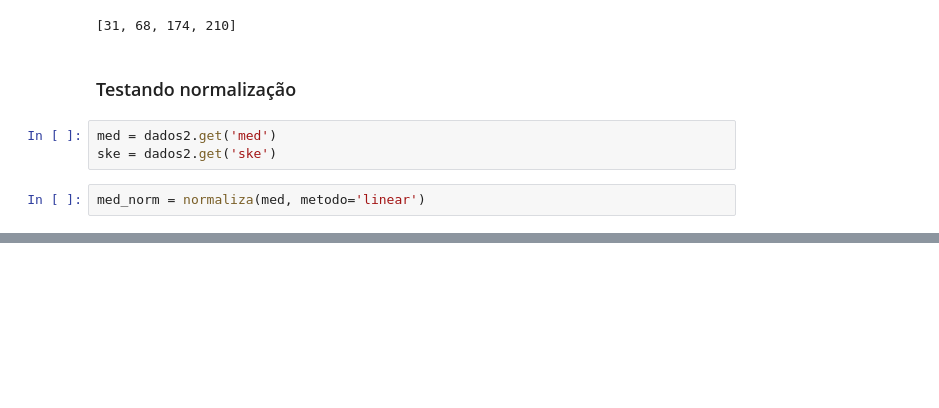
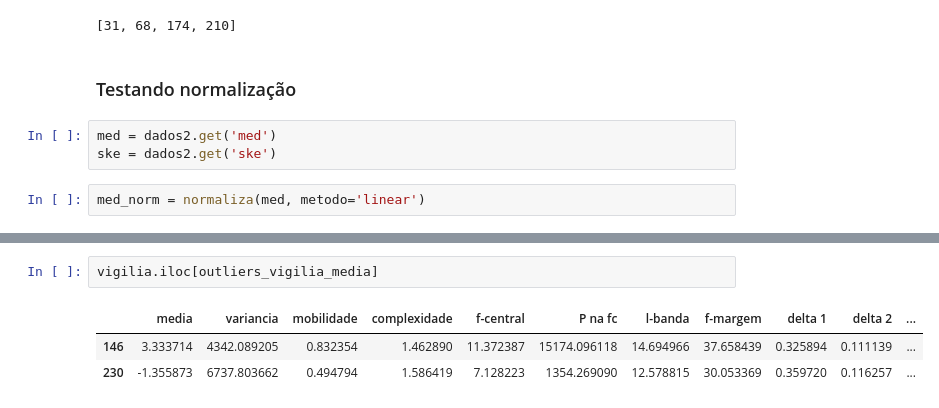
Before and after one commit to caiomorozini/engenharia_medica, a Jupyter notebook: src/pratica_3.ipynb, the cells around one changed output, grey strips where cells are left out. Drawn from its saved outputs; the diff is of its cells as text; blank space fills up the shorter version.

```diff
--- a/src/pratica_3.ipynb
+++ b/src/pratica_3.ipynb
@@ -51,0 +113,6 @@ Text(0, 0.5, 'Obliquidade Normalizada')
+# %%
+vigilia.iloc[outliers_vigilia_media]
+# %% [output]
+|  | media | variancia | mobilidade | complexidade | f-central | P na fc | l-banda | f-margem | delta 1 | delta 2 | ... |
+| 146 | 3.333714 | 4342.089205 | 0.832354 | 1.462890 | 11.372387 | 15174.096118 | 14.694966 | 37.658439 | 0.325894 | 0.111139 | ... |
+| 230 | -1.355873 | 6737.803662 | 0.494794 | 1.586419 | 7.128223 | 1354.269090 | 12.578815 | 30.053369 | 0.359720 | 0.116257 | ... |
```
Also changed, not shown: parts of 11 cells of this notebook, 8 other files.
